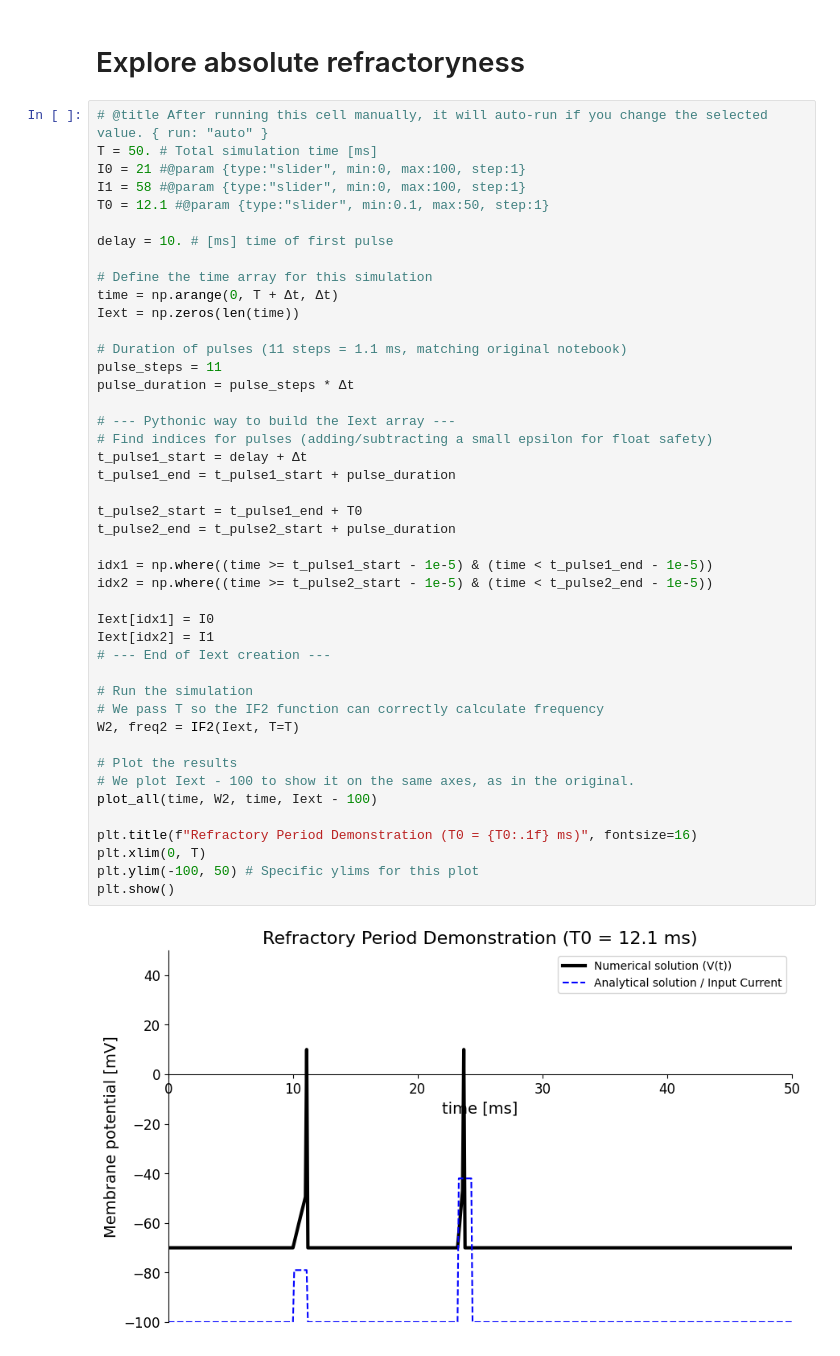
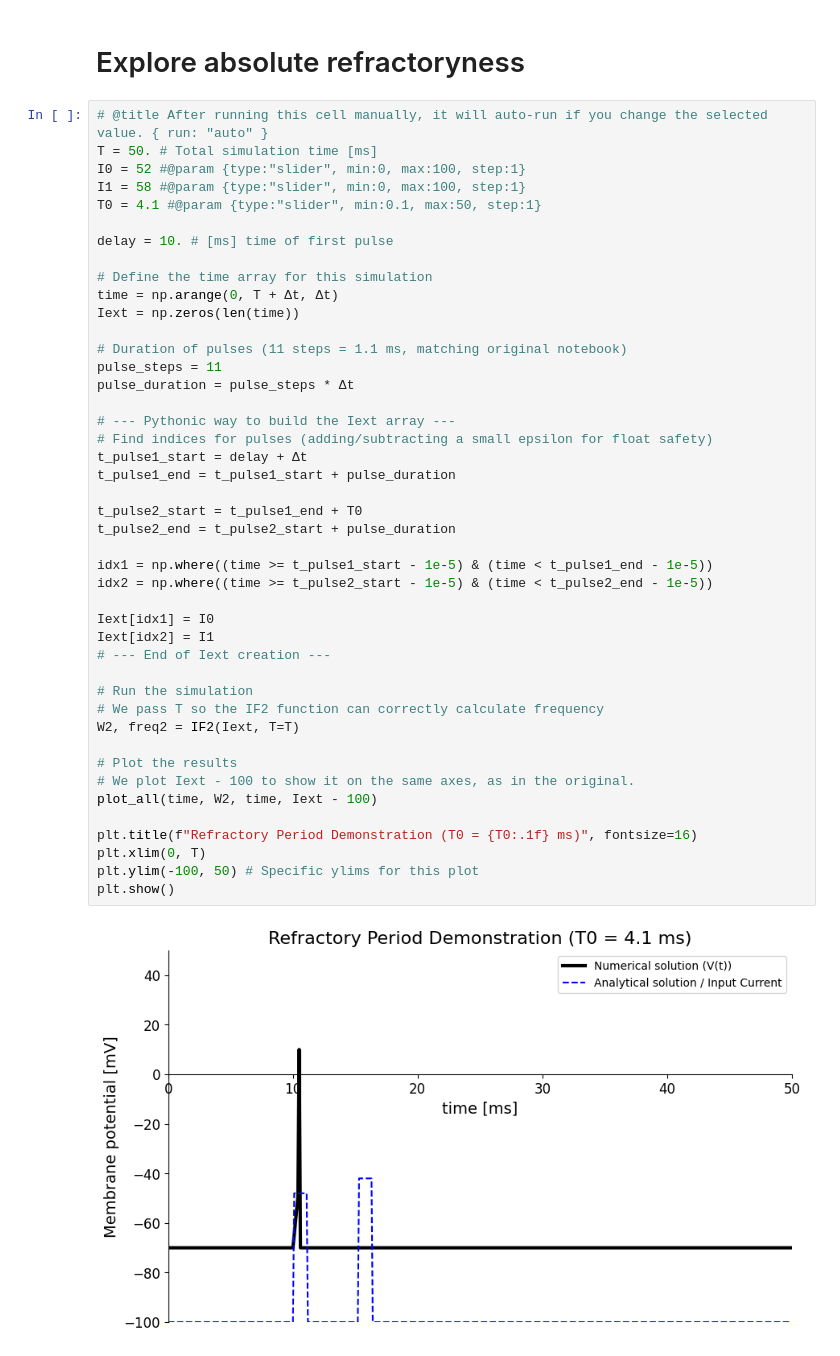
Before and after one commit to mgiugliano/ModellingNeuralSystems, a Jupyter notebook: notebooks/IF.ipynb, the cells around one changed output. Drawn from its saved outputs; the diff is of its cells as text.

```diff
--- a/notebooks/IF.ipynb
+++ b/notebooks/IF.ipynb
@@ -155,9 +155,9 @@ plt.show()
 # %%
 # @title After running this cell manually, it will auto-run if you change the selected value. { run: "auto" }
 T = 50. # Total simulation time [ms]
-I0 = 21 #@param {type:"slider", min:0, max:100, step:1}
+I0 = 52 #@param {type:"slider", min:0, max:100, step:1}
 I1 = 58 #@param {type:"slider", min:0, max:100, step:1}
-T0 = 12.1 #@param {type:"slider", min:0.1, max:50, step:1}
+T0 = 4.1 #@param {type:"slider", min:0.1, max:50, step:1}
 
 delay = 10. # [ms] time of first pulse
 
@@ -170,31 +170,31 @@ pulse_steps = 11
 pulse_duration = pulse_steps * Δt
 
 # --- Pythonic way to build the Iext array ---
 # Find indices for pulses (adding/subtracting a small epsilon for float safety)
 t_pulse1_start = delay + Δt
 t_pulse1_end = t_pulse1_start + pulse_duration
 
 t_pulse2_start = t_pulse1_end + T0
 t_pulse2_end = t_pulse2_start + pulse_duration
 
 idx1 = np.where((time >= t_pulse1_start - 1e-5) & (time < t_pulse1_end - 1e-5))
 idx2 = np.where((time >= t_pulse2_start - 1e-5) & (time < t_pulse2_end - 1e-5))
 
 Iext[idx1] = I0
 Iext[idx2] = I1
 # --- End of Iext creation ---
 
 # Run the simulation
 # We pass T so the IF2 function can correctly calculate frequency
 W2, freq2 = IF2(Iext, T=T)
 
 # Plot the results
 # We plot Iext - 100 to show it on the same axes, as in the original.
 plot_all(time, W2, time, Iext - 100)
 
 plt.title(f"Refractory Period Demonstration (T0 = {T0:.1f} ms)", fontsize=16)
 plt.xlim(0, T)
 plt.ylim(-100, 50) # Specific ylims for this plot
 plt.show()
 # %% [output]
-[figure, old version]
+[figure, new version]
```
Also changed, not shown: parts of 2 cells of this notebook.
